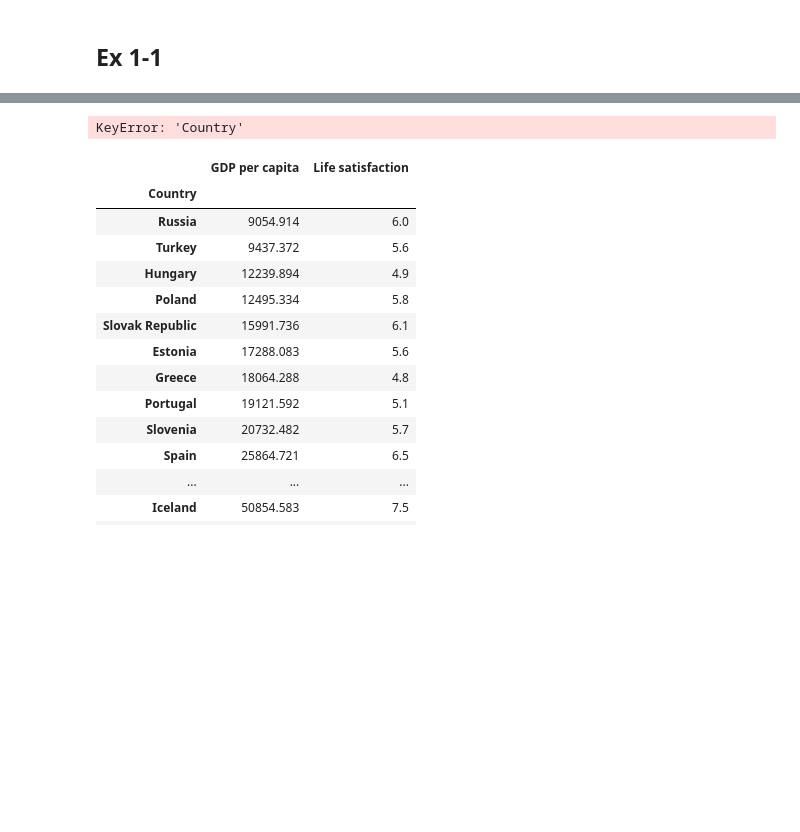
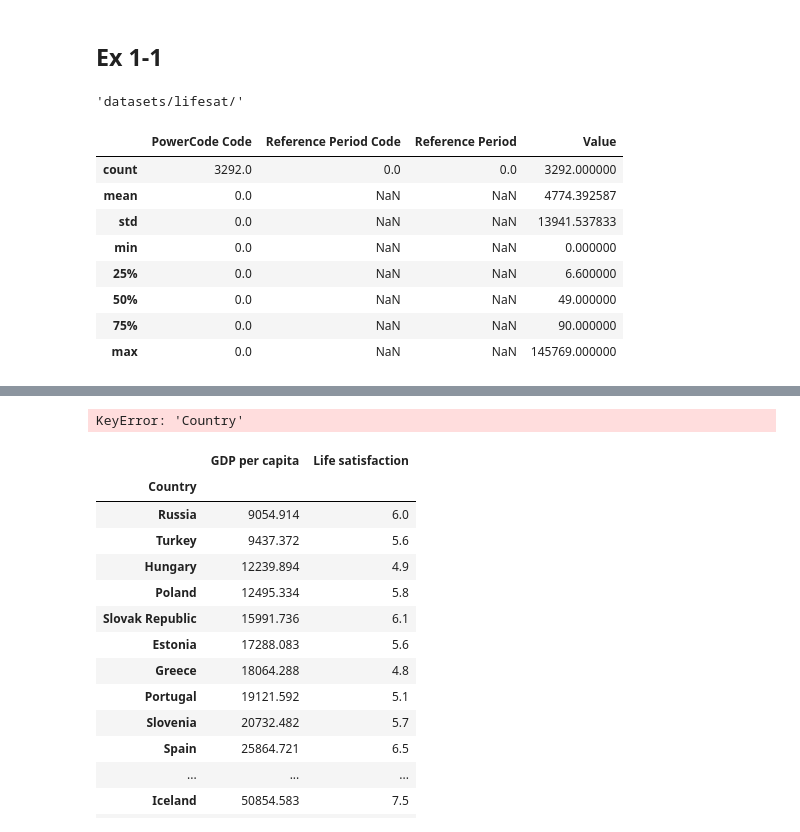
Before and after one commit to nikage/handson-ml, a Jupyter notebook: 01_.ipynb, the cells around one changed output, grey strips where cells are left out. Drawn from its saved outputs; the diff is of its cells as text; code cells hidden in the pictures; blank space fills up the shorter version.

```diff
--- a/01_.ipynb
+++ b/01_.ipynb
@@ -38,5 +38,21 @@ def prepare_country_stats(oecd_bli, gdp_per_capita):
     return full_country_stats[["GDP per capita", 'Life satisfaction']].iloc[keep_indices]
 # %%
 datapath = os.path.join('datasets', 'lifesat', '')
+# %%
+datapath
+# %% [output]
+'datasets/lifesat/'
 # %%
 oecd_bli = pd.read_csv(datapath + 'oecd_bli_2015.csv', thousands=',')
+# %%
+oecd_bli.describe()
+# %% [output]
+|  | PowerCode Code | Reference Period Code | Reference Period | Value |
+| count | 3292.0 | 0.0 | 0.0 | 3292.000000 |
+| mean | 0.0 | NaN | NaN | 4774.392587 |
+| std | 0.0 | NaN | NaN | 13941.537833 |
+| min | 0.0 | NaN | NaN | 0.000000 |
+| 25% | 0.0 | NaN | NaN | 6.600000 |
+| 50% | 0.0 | NaN | NaN | 49.000000 |
+| 75% | 0.0 | NaN | NaN | 90.000000 |
+| max | 0.0 | NaN | NaN | 145769.000000 |
```
Also changed, not shown: parts of 7 cells of this notebook, 3 other files.
